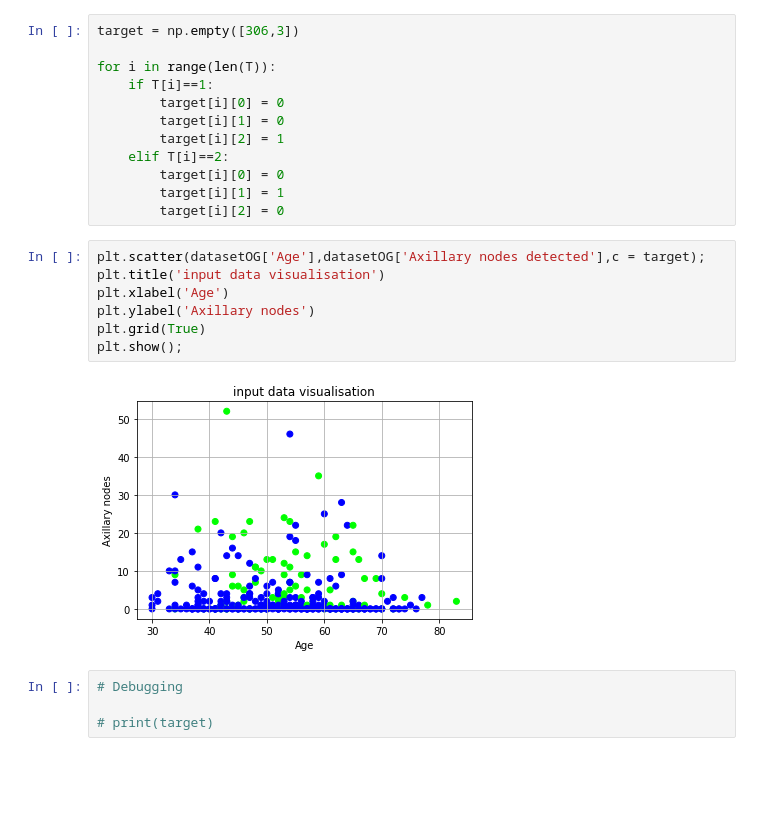
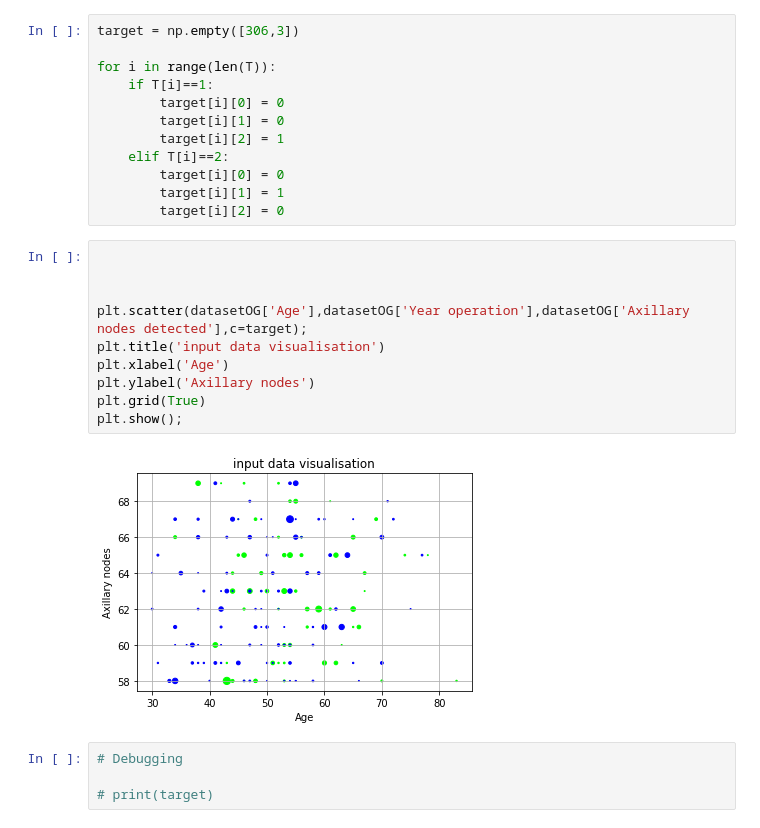
Before and after one commit to nikoshourdas/finalProject_Artificial_Neural_Networks, a Jupyter notebook: project tp4774.ipynb, the cells around one changed output. Saved outputs shown, nothing was run; the diff lists cells and outputs as text; blank space fills up the shorter version.

```diff
--- a/project tp4774.ipynb
+++ b/project tp4774.ipynb
@@ -85,14 +89,17 @@ for i in range(len(T)):
         target[i][1] = 1
         target[i][2] = 0
 # %%
-plt.scatter(datasetOG['Age'],datasetOG['Axillary nodes detected'],c = target);
+
+
+
+plt.scatter(datasetOG['Age'],datasetOG['Year operation'],datasetOG['Axillary nodes detected'],c=target);
 plt.title('input data visualisation')
 plt.xlabel('Age')
 plt.ylabel('Axillary nodes')
 plt.grid(True)
 plt.show();
 # %% [output]
-[figure, old version]
+[figure, new version]
 # %%
 # Debugging
 
```
Also changed, not shown: parts of 16 cells of this notebook, 2 other files.
